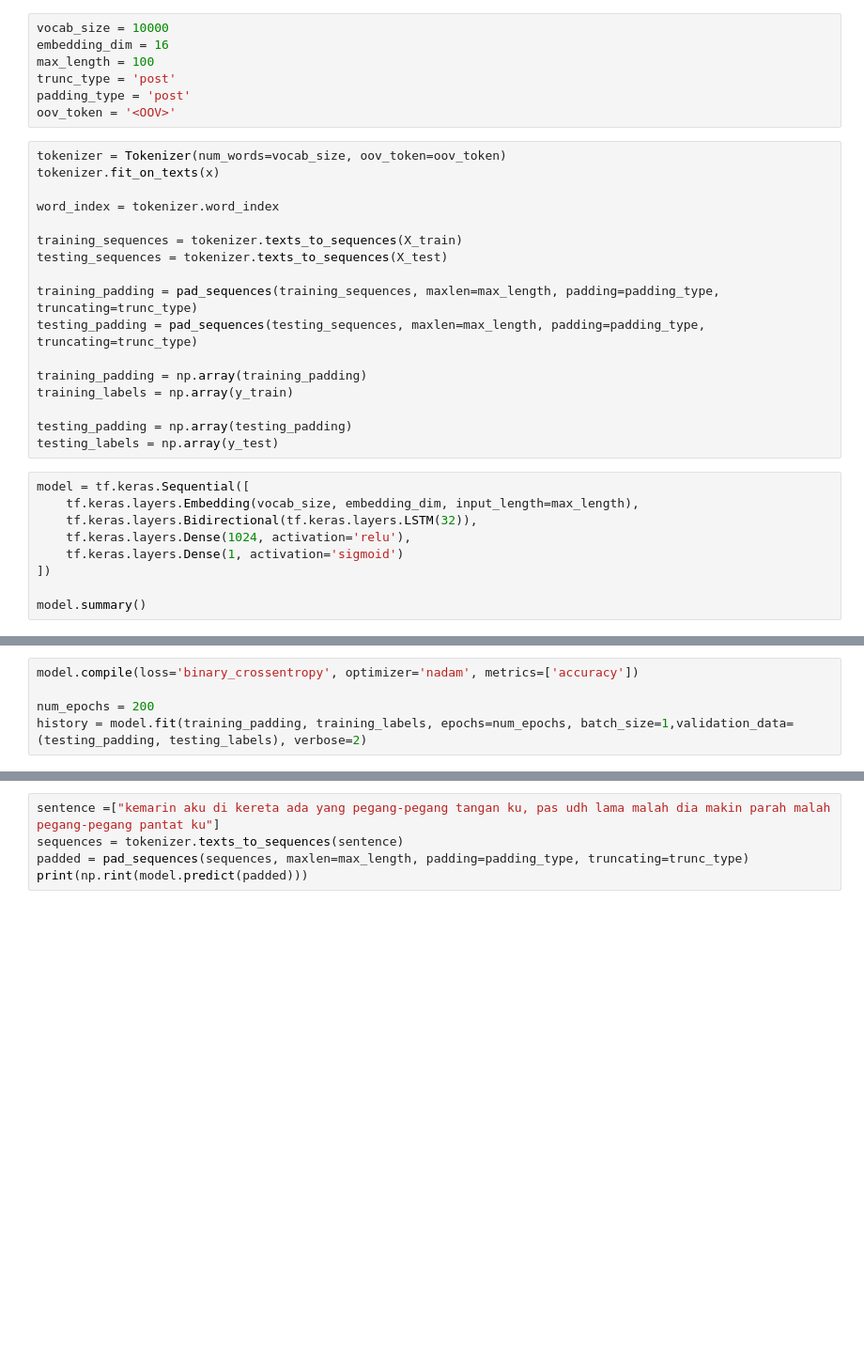
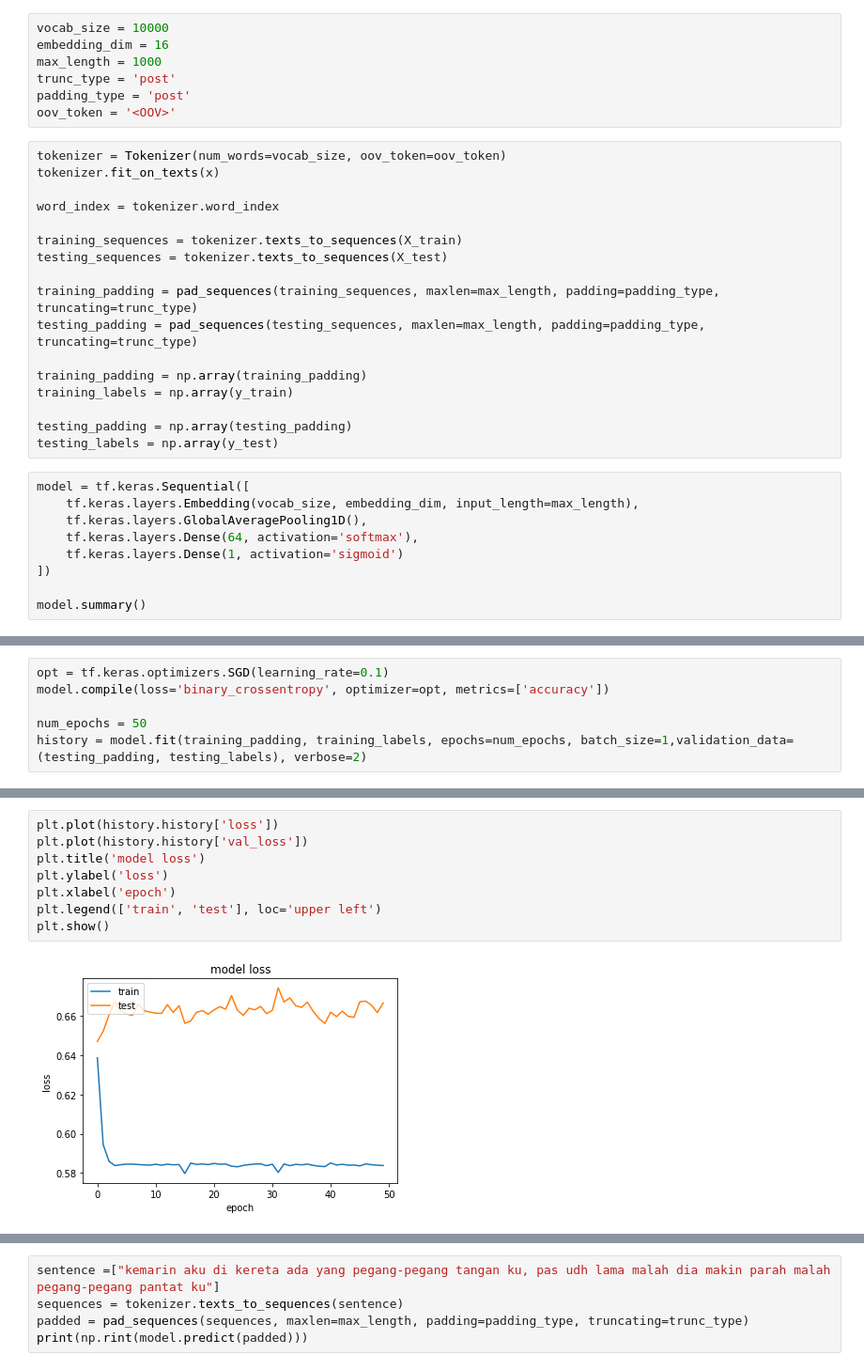
Before and after one commit to SHare-Bangkit-Capstone/SHare, a Jupyter notebook: back-end/AI/model-new.ipynb, the cells around one changed output, grey strips where cells are left out. Shown at 94% size. Saved outputs shown, nothing was run; the diff lists cells and outputs as text; blank space fills up the shorter version.

Commit message:
add model

```diff
--- a/back-end/AI/model-new.ipynb
+++ b/back-end/AI/model-new.ipynb
@@ -41,7 +41,7 @@ X_train, X_test, y_train, y_test = train_test_split(x, y, test_size=0.5, random_
 # %%
 vocab_size = 10000
 embedding_dim = 16
-max_length = 100
+max_length = 1000
 trunc_type = 'post'
 padding_type = 'post'
 oov_token = '<OOV>'
@@ -65,8 +65,8 @@ testing_labels = np.array(y_test)
 # %%
 model = tf.keras.Sequential([
     tf.keras.layers.Embedding(vocab_size, embedding_dim, input_length=max_length),
-    tf.keras.layers.Bidirectional(tf.keras.layers.LSTM(32)),
-    tf.keras.layers.Dense(1024, activation='relu'),
+    tf.keras.layers.GlobalAveragePooling1D(),
+    tf.keras.layers.Dense(64, activation='softmax'),
     tf.keras.layers.Dense(1, activation='sigmoid')
 ])
 
@@ -91,8 +91,9 @@ Trainable params: 240,129
 Non-trainable params: 0
 _________________________________________________________________
 # %%
-model.compile(loss='binary_crossentropy', optimizer='nadam', metrics=['accuracy'])
+opt = tf.keras.optimizers.SGD(learning_rate=0.1)
+model.compile(loss='binary_crossentropy', optimizer=opt, metrics=['accuracy'])
 
-num_epochs = 200
+num_epochs = 50
 history = model.fit(training_padding, training_labels, epochs=num_epochs, batch_size=1,validation_data=(testing_padding, testing_labels), verbose=2)
 # %% [output]
@@ -100,0 +117,10 @@ KeyboardInterrupt:
+# %%
+plt.plot(history.history['loss'])
+plt.plot(history.history['val_loss'])
+plt.title('model loss')
+plt.ylabel('loss')
+plt.xlabel('epoch')
+plt.legend(['train', 'test'], loc='upper left')
+plt.show()
+# %% [output]
+[figure, added]
```
Also changed, not shown: parts of 3 cells of this notebook, 2 other files.
